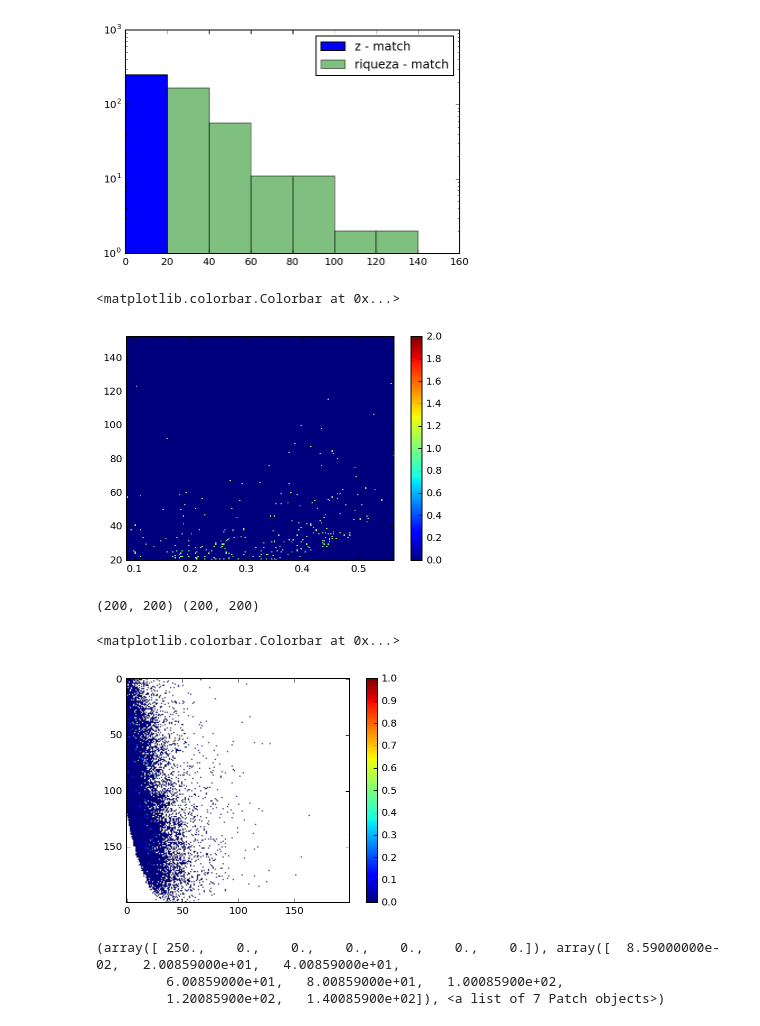
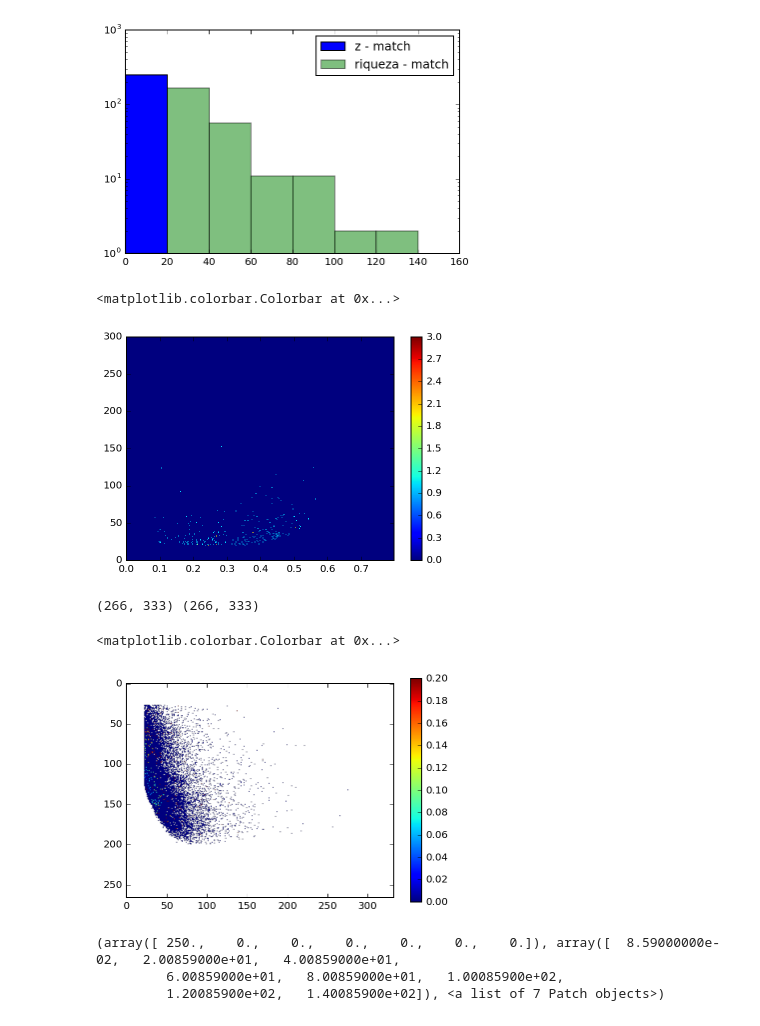
Before and after one commit to clusteron/comparison, a Jupyter notebook: table.ipynb, the cells around one changed output. Drawn from its saved outputs; the diff is of its cells as text; code cells hidden in the pictures.

Commit message:
ajeitando plot 2D

```diff
--- a/table.ipynb
+++ b/table.ipynb
@@ -814,7 +754,7 @@ print hxmr
 [figure]
 # %%
 #plt.hexbin(xr, yr, cmap='Reds')
-h2dr = plt.hist2d(xr, yr, bins = 200)
+h2dr = plt.hist2d(xr, yr, bins=[np.arange(0, 0.8, .003), np.arange(0, 300, .9)], vmin = 0, vmax = 5)
 plt.colorbar()
 # %% [output]
 <matplotlib.colorbar.Colorbar at 0x...>
@@ -916,23 +856,23 @@ print hxm_r
 [figure]
 # %%
 #plt.hexbin(xm_r, ym_r, cmap='Reds')
-h2dm_r = plt.hist2d(xm_r, ym_r, bins = 200)
+h2dm_r = plt.hist2d(xm_r, ym_r, bins=[np.arange(0, 0.8, .003), np.arange(0, 300, .9)], vmin = 0, vmax = 3)
 plt.colorbar()
 # %% [output]
 <matplotlib.colorbar.Colorbar at 0x...>
-[figure, old version]
+[figure, new version]
 # %%
 #print h2dm_r
 
 print h2dr[0].shape, h2dm_r[0].shape
 # %% [output]
-(200, 200) (200, 200)
+(266, 333) (266, 333)
 # %%
-plt.imshow(h2dm_r[0]/h2dr[0], clim=(0.0, 1.0))
+plt.imshow(h2dm_r[0]/h2dr[0], clim=(0.0, 0.2))
 plt.colorbar()
 # %% [output]
 <matplotlib.colorbar.Colorbar at 0x...>
-[figure, old version]
+[figure, new version]
 # %%
 #h = plt.hist(o_w['zph'], o_w['RL*'] - 3D)
 ym_w = Rich_we_m
```
Also changed, not shown: parts of 16 cells of this notebook.
